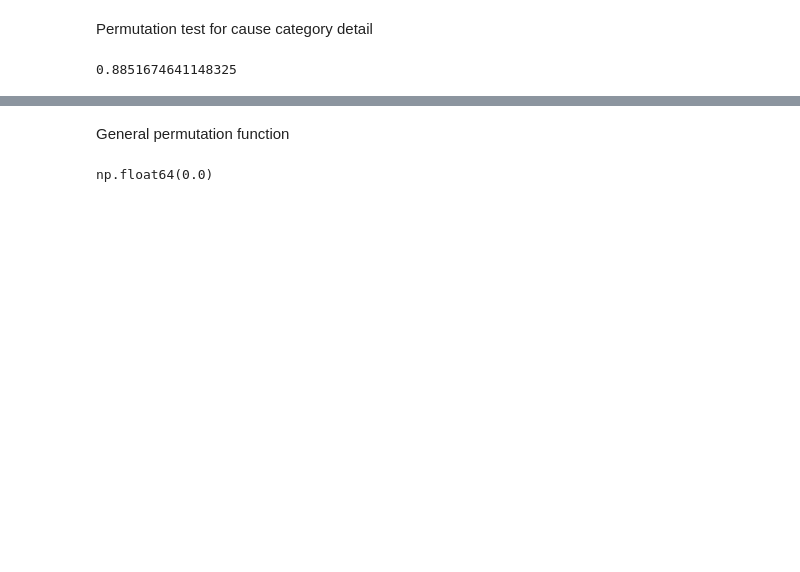
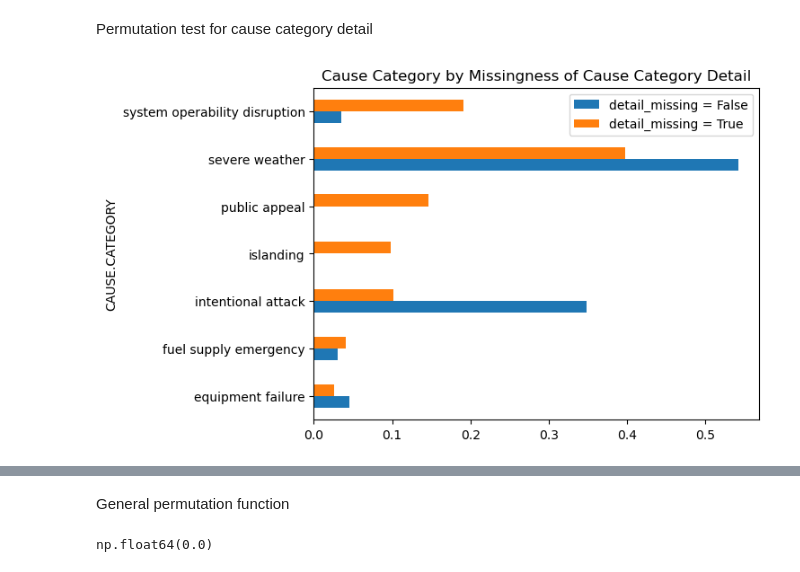
Before and after one commit to ethanlam101/Exploring-Power-Outages, a Jupyter notebook: exploration.ipynb, the cells around one changed output, grey strips where cells are left out. Cells and saved outputs as stored; diff of their text form; code cells hidden in the pictures; blank space fills up the shorter version.

Commit message:
finished assessment of missingness

```diff
--- a/exploration.ipynb
+++ b/exploration.ipynb
@@ -372,7 +391,8 @@ We will now test if 'CAUSE.CATEGORY.DETAIL' and 'MONTH' missingness depends on '
 
 Our test statistic for missingness both columns will be the absolute difference in missingness rates between the category with the highest missingness rate and the category with the lowest missingness rate. We will use a significance level of 0.01
 # %%
-missing_columns = relevant[['CAUSE.CATEGORY', 'CAUSE.CATEGORY.DETAIL', 'MONTH']].copy()
+missing_columns = relevant[['CAUSE.CATEGORY', 'CAUSE.CATEGORY.DETAIL', 'TOTAL.SALES']].copy()
 # %%
 missing_columns['detail_missing'] = missing_columns['CAUSE.CATEGORY.DETAIL'].isna()
-missing_columns['month_missing'] = missing_columns['MONTH'].isna()
+missing_columns['total_sales_missing'] = missing_columns['TOTAL.SALES'].isna()
+missing_columns
@@ -384,6 +415,0 @@ def max_min_test_stat(ser):
-# %%
-detail_groupby = missing_columns.groupby('CAUSE.CATEGORY')['detail_missing'].mean()
-obs_detail = max_min_test_stat(detail_groupby)
-obs_detail
-# %% [output]
-0.8851674641148325
@@ -389,0 +424,10 @@ obs_detail
+# %%
+detail_dist = (missing_columns
+               .pivot_table(index='CAUSE.CATEGORY', columns='detail_missing', aggfunc='size')
+)
+detail_dist.columns = ['detail_missing = False', 'detail_missing = True']
+detail_dist = detail_dist.fillna(0)
+detail_dist = detail_dist / detail_dist.sum()
+detail_dist_plot = detail_dist.plot(kind='barh', title='Cause Category by Missingness of Cause Category Detail')
+# %% [output]
+[figure, added]
```
Also changed, not shown: parts of 21 cells of this notebook, 5 other files.
